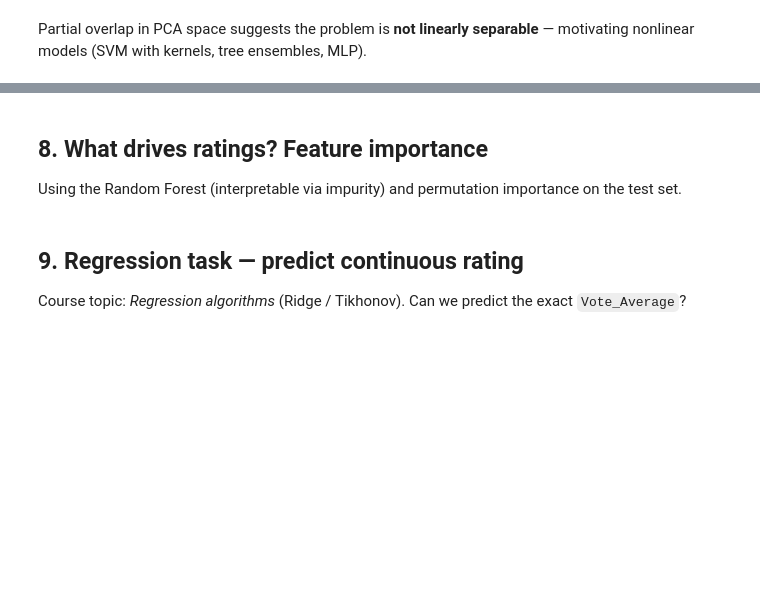
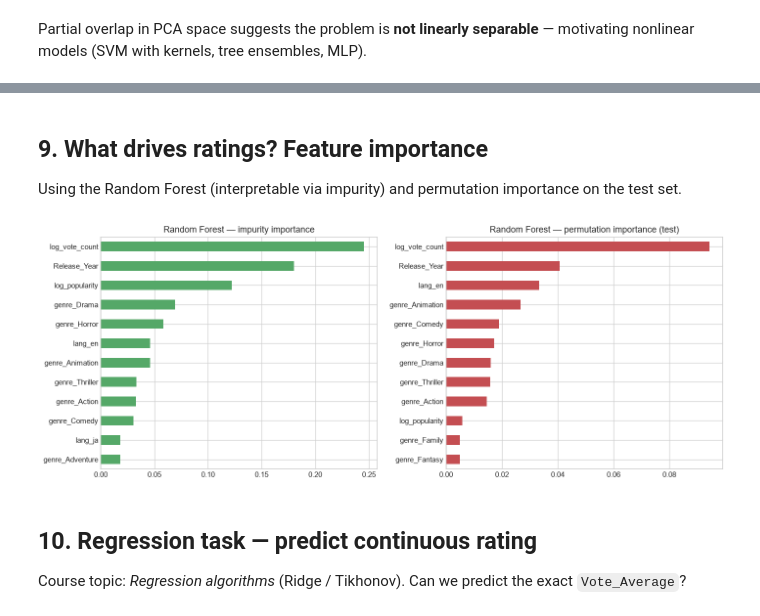
Before and after one commit to YanaiAU/TheoreticalDS, a Jupyter notebook: movie_ml_project.ipynb, the cells around one changed output, grey strips where cells are left out. Saved outputs shown, nothing was run; the diff lists cells and outputs as text; code cells hidden in the pictures; blank space fills up the shorter version.

```diff
--- a/movie_ml_project.ipynb
+++ b/movie_ml_project.ipynb
@@ -226,7 +358,7 @@ def make_models() -> dict:
         ]),
         "3. Random Forest": Pipeline([
             ("model", RandomForestClassifier(n_estimators=300, max_depth=12, class_weight="balanced_subsample",
-                                               random_state=RANDOM_STATE, n_jobs=-1)),
+                                               random_state=RANDOM_STATE, n_jobs=1)),
         ]),
     }
     if HAS_CATBOOST:
@@ -254,7 +389,7 @@ rows = []
 fitted_models = {}
 
 for name, pipe in make_models().items():
-    cv = cross_validate(pipe, X_train, y_train, cv=5, scoring=scoring, n_jobs=-1)
+    cv = cross_validate(pipe, X_train, y_train, cv=5, scoring=scoring, n_jobs=1)
     pipe.fit(X_train, y_train)
     proba = pipe.predict_proba(X_test)[:, 1]
     pred = pipe.predict(X_test)
@@ -270,4 +405,4 @@ for name, pipe in make_models().items():
     fitted_models[name] = pipe
 
 results = pd.DataFrame(rows).sort_values("CV ROC-AUC", ascending=False)
-results.style.format({c: "{:.3f}" for c in results.columns if c != "Model"}).background_gradient(subset=["CV ROC-AUC"], cmap="Greens")
+results.round(3)
@@ -326,26 +490,28 @@ reg_df
 # %% [markdown]
-## 8. What drives ratings? Feature importance
+## 9. What drives ratings? Feature importance
 
 Using the Random Forest (interpretable via impurity) and permutation importance on the test set.
 # %%
 rf = fitted_models["3. Random Forest"]
 rf_model = rf.named_steps["model"]
 impurity = pd.Series(rf_model.feature_importances_, index=feature_cols).sort_values(ascending=False)
 
-perm = permutation_importance(rf, X_test, y_test, n_repeats=10, random_state=RANDOM_STATE, n_jobs=-1)
+perm = permutation_importance(rf, X_test, y_test, n_repeats=10, random_state=RANDOM_STATE, n_jobs=1)
 perm_imp = pd.Series(perm.importances_mean, index=feature_cols).sort_values(ascending=False)
 
 fig, axes = plt.subplots(1, 2, figsize=(13, 5))
 impurity.head(12).plot(kind="barh", ax=axes[0], color="#55A868")
 axes[0].set_title("Random Forest — impurity importance")
 axes[0].invert_yaxis()
 perm_imp.head(12).plot(kind="barh", ax=axes[1], color="#C44E52")
 axes[1].set_title("Random Forest — permutation importance (test)")
 axes[1].invert_yaxis()
 plt.tight_layout()
 plt.show()
+# %% [output]
+[figure, added]
 # %% [markdown]
-## 9. Regression task — predict continuous rating
+## 10. Regression task — predict continuous rating
 
 Course topic: *Regression algorithms* (Ridge / Tikhonov). Can we predict the exact `Vote_Average`?
 # %%
```
Also changed, not shown: parts of 20 cells of this notebook, 16 other files.
